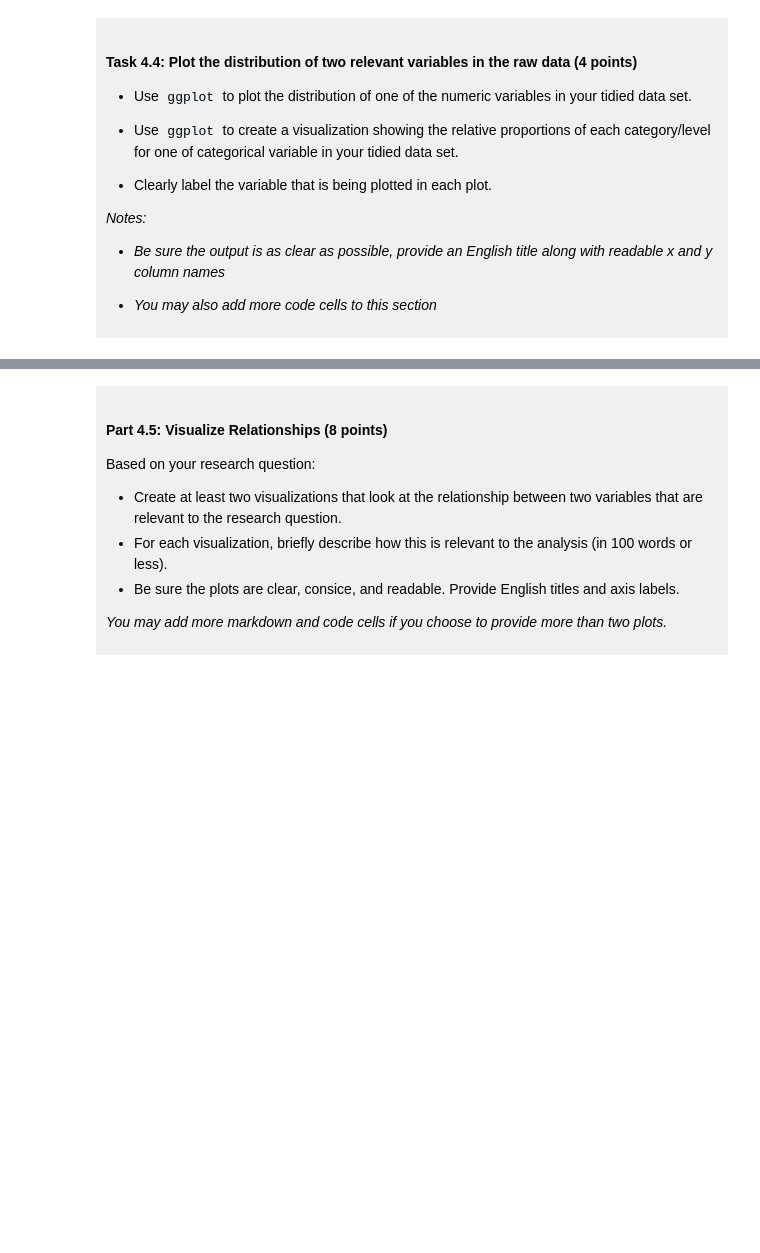
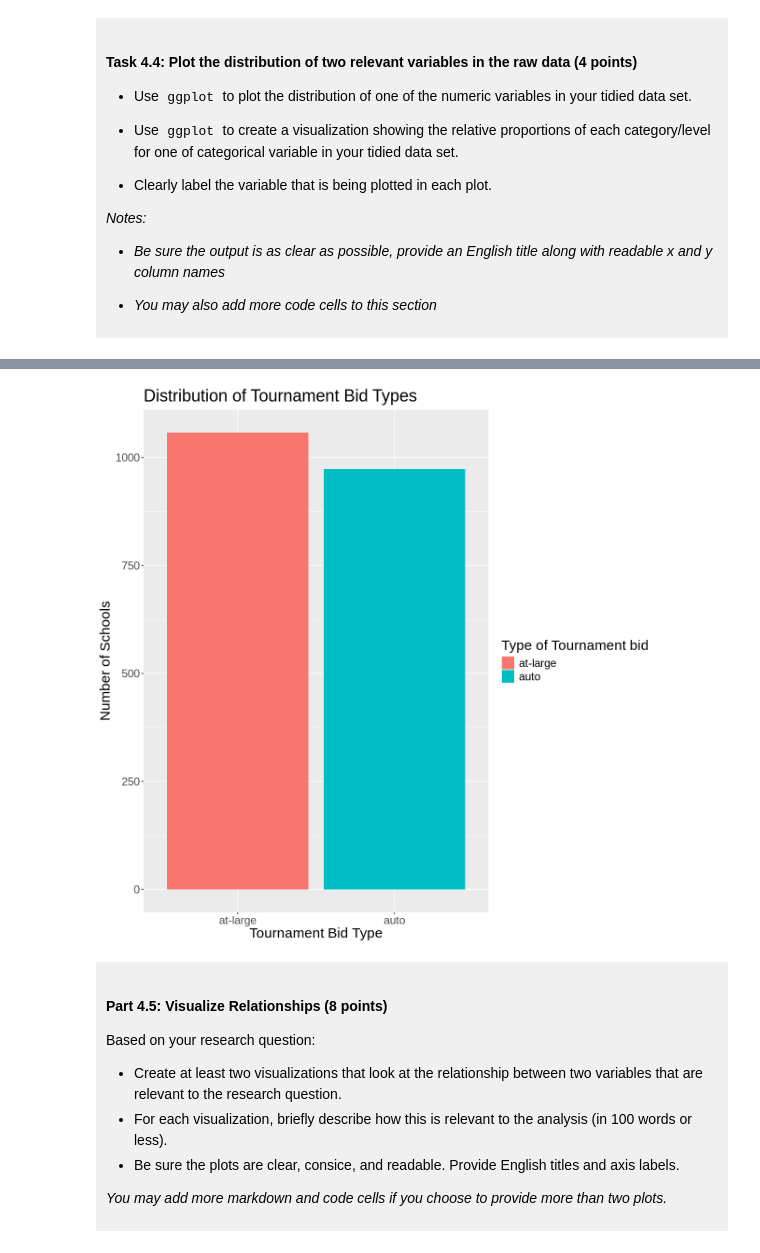
Before and after one commit to cynthyal/dsci-100-project-cynthya-lou, a Jupyter notebook: dsci-100-project-notebook.ipynb, the cells around one changed output, grey strips where cells are left out. Drawn from its saved outputs; the diff is of its cells as text; code cells hidden in the pictures; blank space fills up the shorter version.

```diff
--- a/dsci-100-project-notebook.ipynb
+++ b/dsci-100-project-notebook.ipynb
@@ -307,5 +353,15 @@ You will refine your research question (if needed) and produce a tidy data set.
 # %%
-### EDIT THIS CODE CELL FOR PLOT 2 ###
+plot2_bid_data <- bid_data |>
+            ggplot(aes(x = bid, fill = bid)) +
+                geom_bar() +
+                labs(title = "Distribution of Tournament Bid Types",
+                        x = "Tournament Bid Type",
+                        y = "Number of Schools",
+                        fill = "Type of Tournament bid") +
+                theme(text = element_text(size = 18))
+plot2_bid_data
+# %% [output]
+[figure, added]
 # %% [markdown]
 <div style="background-color: #f0f0f0; padding: 10px;">
 
```
Also changed, not shown: parts of 11 cells of this notebook.
